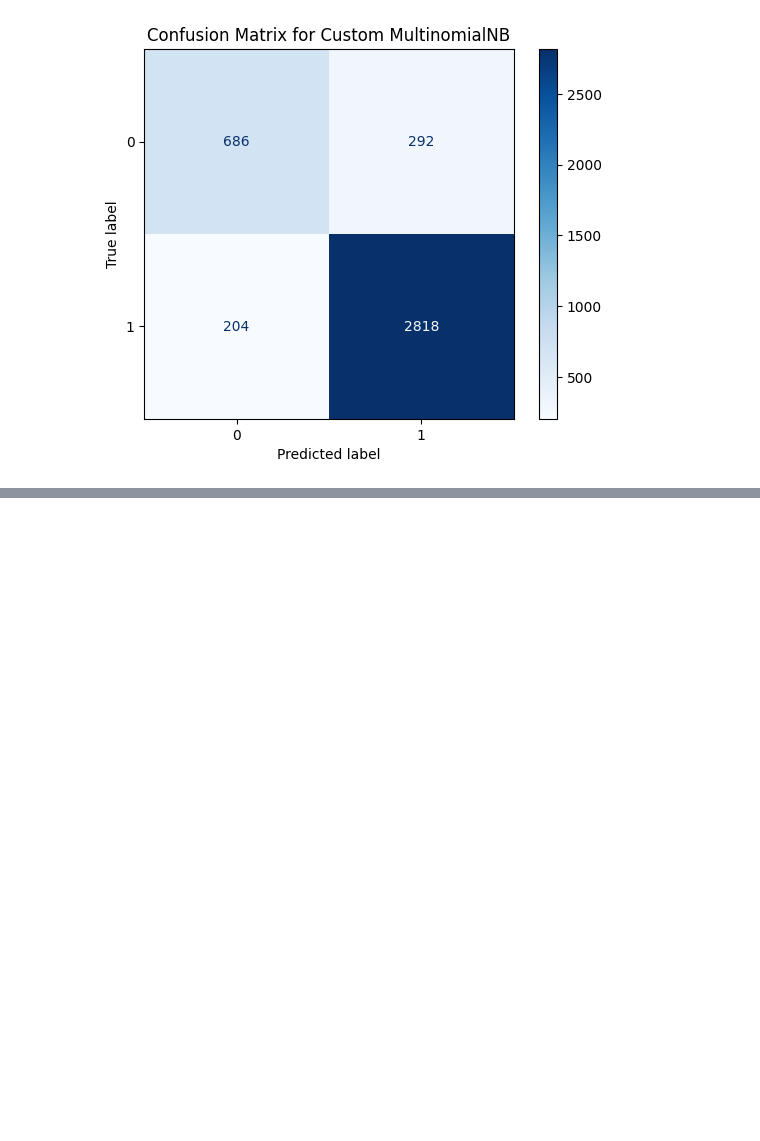
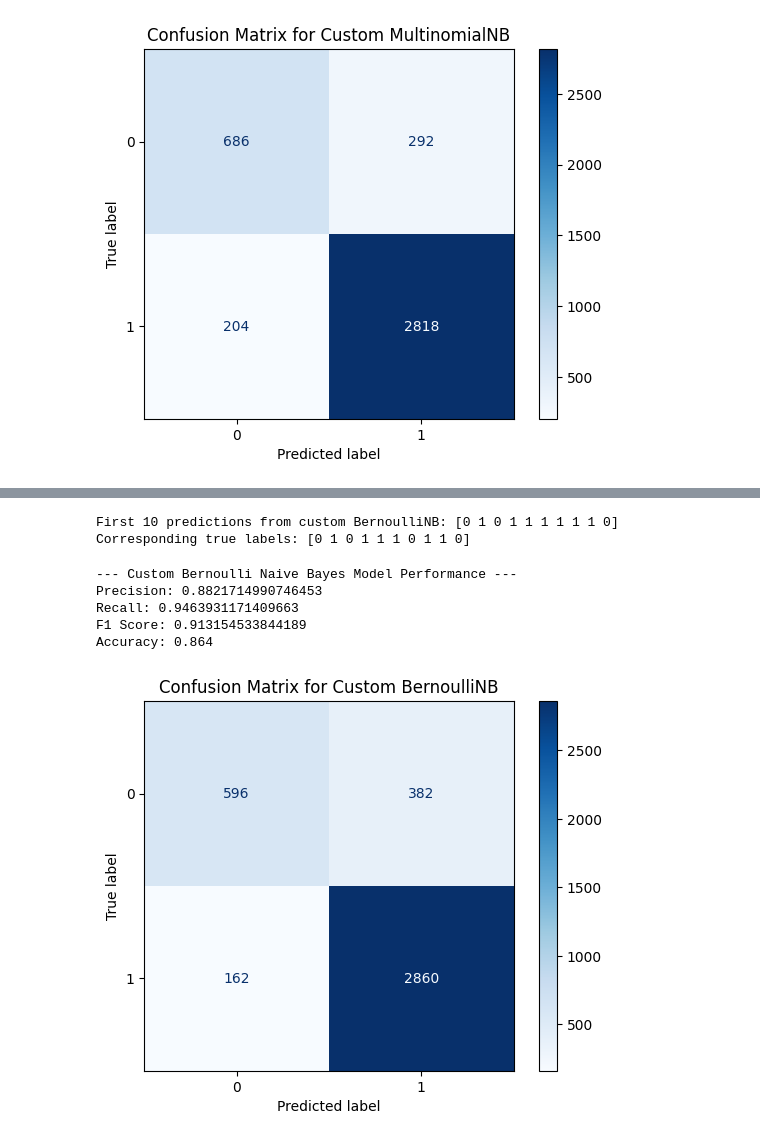
Before and after one commit to zaabinh/3bit-CS221, a Jupyter notebook: sentiment_analysis.ipynb, the cells around one changed output, grey strips where cells are left out. Saved outputs shown, nothing was run; the diff lists cells and outputs as text; code cells hidden in the pictures; blank space fills up the shorter version.

```diff
--- a/sentiment_analysis.ipynb
+++ b/sentiment_analysis.ipynb
@@ -239,0 +293,4 @@ Accuracy: 0.876
+# %%
+# Instantiate and fit the custom BernoulliNB model
+custom_bnb = BernoulliNB_()
+custom_bnb.fit(Trainvecs_count, Trainclss_count)
@@ -239,0 +316,32 @@ Accuracy: 0.876
+# %%
+# Make predictions on the test set
+pred_test_custom_bnb = custom_bnb.predict(Testvecs_count)
+
+print("First 10 predictions from custom BernoulliNB:", pred_test_custom_bnb[:10])
+print("Corresponding true labels:", Testclss_count[:10])
+# %% [output]
+First 10 predictions from custom BernoulliNB: [0 1 0 1 1 1 1 1 1 0]
+Corresponding true labels: [0 1 0 1 1 1 0 1 1 0]
+# %%
+prec_custom_bnb = metrics.precision_score(Testclss_count, pred_test_custom_bnb)
+recal_custom_bnb = metrics.recall_score(Testclss_count, pred_test_custom_bnb)
+f1_s_custom_bnb = metrics.f1_score(Testclss_count, pred_test_custom_bnb)
+accuracy_custom_bnb = metrics.accuracy_score(Testclss_count, pred_test_custom_bnb)
+
+print("--- Custom Bernoulli Naive Bayes Model Performance ---")
+print("Precision: {}".format(prec_custom_bnb))
+print("Recall: {}".format(recal_custom_bnb))
+print("F1 Score: {}".format(f1_s_custom_bnb))
+print("Accuracy: {}".format(accuracy_custom_bnb))
+
+# Display Confusion Matrix
+ConfusionMatrixDisplay.from_predictions(Testclss_count, pred_test_custom_bnb, cmap="Blues")
+plt.title("Confusion Matrix for Custom BernoulliNB")
+plt.show()
+# %% [output]
+--- Custom Bernoulli Naive Bayes Model Performance ---
+Precision: 0.8821714990746453
+Recall: 0.9463931171409663
+F1 Score: 0.913154533844189
+Accuracy: 0.864
+[figure, added]
```
Also changed, not shown: parts of 9 cells of this notebook.
